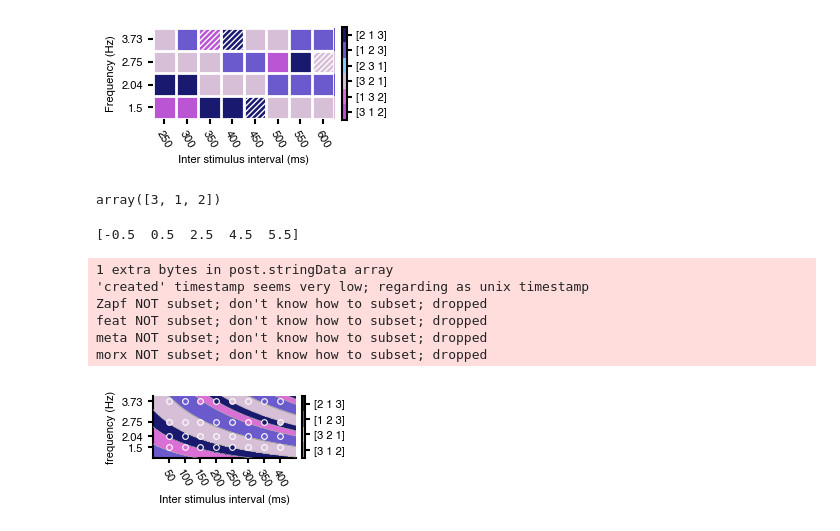
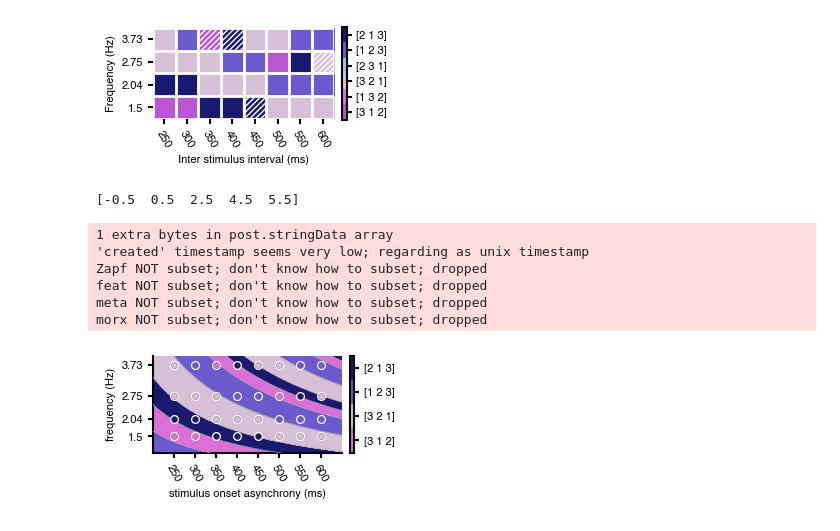
Before and after one commit to mackelab/sequence-memory, a Jupyter notebook: rnn_model/generate_figures/ISI_analysis-Parallel.ipynb, the cells around one changed output. Cells and saved outputs as stored; diff of their text form; code cells hidden in the pictures.

Commit message:
ISI analysis plots v1

```diff
--- a/rnn_model/generate_figures/ISI_analysis-Parallel.ipynb
+++ b/rnn_model/generate_figures/ISI_analysis-Parallel.ipynb
@@ -831,10 +846,6 @@ data = pickle.load(open("../data/order_pred.pkl",'rb'))
 freqs = data['freqs']
 isis = data['isis']
 result = data['result']
-# %%
-orders[0]
-# %% [output]
-array([3, 1, 2])
 # %%
 col_dict={0:'orchid',
         2:'thistle',
@@ -854,6 +865,7 @@ print(norm_bins)
 
 norm = mpl.colors.BoundaryNorm(norm_bins, len_lab, clip=True)
 fmt = mpl.ticker.FuncFormatter(lambda x, pos: labels[norm(x)])
+
 from matplotlib import rc
 #rc('font',**{'family':'sans-serif','sans-serif':['Helvetica']})
 mpl.rcParams['text.usetex'] = True
@@ -864,42 +876,41 @@ mpl.rcParams['ps.fonttype'] = 42
 plt.rcParams.update({
     'font.family': 'Helvetica'
 })
-# Plot our figure
 with mpl.rc_context(fname="matplotlibrc"):
 
-    fig=plt.figure(figsize=(4,1.25))
-    gs = fig.add_gridspec(1, 3, width_ratios=[3.5, 0.5,1.5])  # , left=0, right=1,
+    fig=plt.figure(figsize=(3.1,1.6))
+    #fig=plt.figure(figsize=(4,1.25))
+    #gs = fig.add_gridspec(1, 3, width_ratios=[3.5, 0.5,1.5])  # , left=0, right=1,
 
     res4 = np.copy(result)
     #res4+=.5
     #res4[result>1]-=1
     #res4[result>2]-=1
-    ax=[[],[]]
-    ax[0] = fig.add_subplot(gs[0])
-    ax[1] = fig.add_subplot(gs[2])
+    #ax=[[],[]]
+    #ax[0] = fig.add_subplot(gs[0])
+    #ax[1] = fig.add_subplot(gs[2])
 
-    im = ax[0].imshow(res4.T, cmap=cm, norm=norm,aspect='auto')
+    im = plt.imshow(res4.T, cmap=cm, norm=norm,aspect='auto')
 
-    ax[0].set_yticks(np.arange(len(freqs))[::100])
-    ax[0].set_yticklabels(["{:.0f}".format(fr) for fr in freqs[::100]])
-    ax[0].set_ylabel("frequency (Hz)")
-    ax[0].set_xticks(np.arange(len(isis))[::100])
-    ax[0].set_xticklabels(["{:.0f}".format(isi+200) for isi in isis[::100]])
-    ax[0].set_xlabel("Inter stimulus interval (ms)")
-    ax[1].axis('off')
+    #plt.yticks(np.arange(len(freqs))[::100])
+    #plt.yticklabels(["{:.0f}".format(fr) for fr in freqs[::100]])
+    plt.ylabel("frequency (Hz)")
+    #plt.xticks(np.arange(len(isis))[::100])
+    #plt.xticklabels(["{:.0f}".format(isi+200) for isi in isis[::100]])
+    plt.xlabel("stimulus onset asynchrony (ms)")
     diff = norm_bins[1:] - norm_bins[:-1]
     tickz = norm_bins[:-1] + diff / 2
-    cb = plt.colorbar(im, format=fmt, ticks=tickz,fraction=0.024, pad=0.04,ax = ax[0])
+    cb = plt.colorbar(im, format=fmt, ticks=tickz,fraction=0.024, pad=0.04)
     fig.tight_layout()
 
     lw = .5
     color='darkgrey'
     for i in range(20):
-        ax[0].plot(1000*i/(freqs*3)-200,np.arange(len(freqs)),color=color,lw=lw,zorder=50)
+        plt.plot(1000*i/(freqs*3)-200,np.arange(len(freqs)),color=color,lw=lw,zorder=50)
     for i in range(20):
-        ax[0].plot(1000*i/(freqs*2)-200,np.arange(len(freqs)),color=color,lw=lw,zorder=50)
+        plt.plot(1000*i/(freqs*2)-200,np.arange(len(freqs)),color=color,lw=lw,zorder=50)
     for i in range(20):
-        ax[0].plot(1000*i/(freqs)-200,np.arange(len(freqs)),color=color,lw=lw,zorder=50)
+        plt.plot(1000*i/(freqs)-200,np.arange(len(freqs)),color=color,lw=lw,zorder=50)
 
 
     #ax[0].axvline(373)
@@ -910,43 +921,44 @@ with mpl.rc_context(fname="matplotlibrc"):
     m4 = "o"
     m3 = "v"
     m2 = "s"
     m1 = "*"
     m2="o"
-    s_in = 5
-    s_out=15
+    s_in = 10
+    s_out=30
     for fi,fr in enumerate(frs):
         for ISIi, ISI in enumerate(ISIs):
 
             order = RNN_order[ISIi,fi]
             y = arg_is_close(fr,freqs)
             x = arg_is_close(ISI*10,(isis))
-            ax[0].scatter(x,y,color='white',s=s_out,marker=m2,zorder=90)
+            plt.scatter(x,y,color='white',s=s_out,marker=m2,zorder=90)
+            plt.scatter(x,y,color='grey',s=15,marker=m2,zorder=90)
 
-            ax[0].scatter(x,y,color=col_dict[order],s=s_in,marker=m2,zorder=100)
+            plt.scatter(x,y,color=col_dict[order],s=s_in,marker=m2,zorder=100)
 
 
 
     #ISIs=[250,400,500]
     #for ISI in ISIs:
     #    ax[0].axhline(ISI-200)
-    ax[0].set_ylim(arg_is_close(1,freqs),arg_is_close(4,freqs))
-    ax[0].set_xlim(0,arg_is_close(650,isis+200))
+    plt.ylim(arg_is_close(1,freqs),arg_is_close(4,freqs))
+    plt.xlim(0,arg_is_close(650,isis+200))
     #plt.rcParams["pdf.use14corefonts"] = True
 
-    ax[0].set_yticks([arg_is_close(fr,freqs) for fr in frs])
-    ax[0].set_xticks([arg_is_close(isi*10,isis) for isi in ISIs])
-    ax[0].set_xticklabels([ISI*10 for ISI in ISIs],rotation=-60)
-    ax[0].set_yticklabels(frs)
+    plt.yticks([arg_is_close(fr,freqs) for fr in frs])
+    plt.xticks([arg_is_close(isi*10,isis) for isi in ISIs])
+    plt.gca().set_xticklabels([ISI*10+200 for ISI in ISIs],rotation=-60)
+    plt.gca().set_yticklabels(frs)
 
-    plt.xticks(np.arange(len(ISIs)),[ISI*10+200 for ISI in ISIs],rotation=-60)
-    plt.savefig("../figures/model_phaseorders_pred.pdf", facecolor='white')
+    #plt.xticks(np.arange(len(ISIs)),[ISI*10+200 for ISI in ISIs],rotation=-60)
+    plt.savefig("../figures/model_phaseorders_pred_n.pdf", facecolor='white')
     #plt.savefig("../figures/model_phaseorders_pred.png", facecolor='white')
 # %% [output]
 [-0.5  0.5  2.5  4.5  5.5]
 1 extra bytes in post.stringData array
 'created' timestamp seems very low; regarding as unix timestamp
 Zapf NOT subset; don't know how to subset; dropped
 feat NOT subset; don't know how to subset; dropped
 meta NOT subset; don't know how to subset; dropped
 morx NOT subset; don't know how to subset; dropped
-[figure, old version]
+[figure, new version]
```
Also changed, not shown: parts of 7 cells of this notebook.
